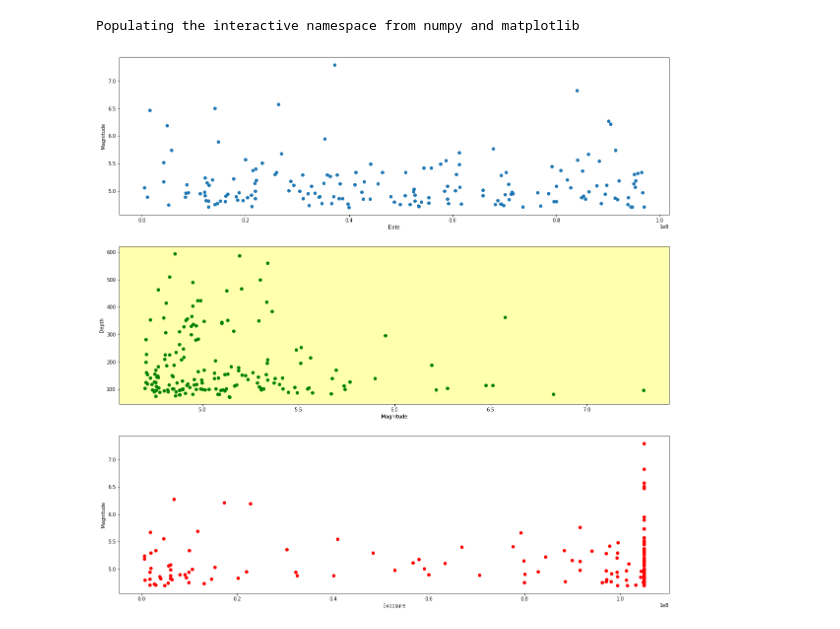
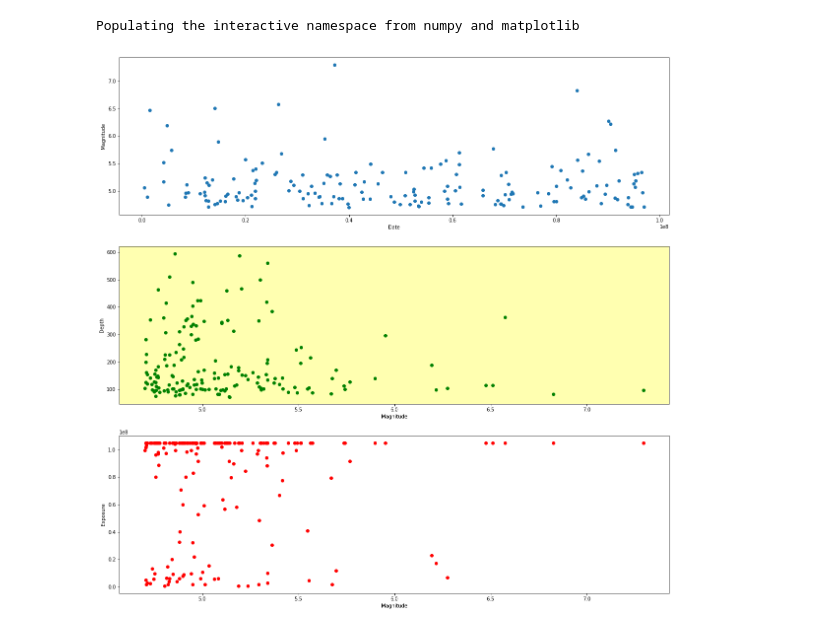
Before and after one commit to OasisLMF/ZurichWorkshop2018, a Jupyter notebook: excercise2.ipynb, the cells around one changed output. Drawn from its saved outputs; the diff is of its cells as text; code cells hidden in the pictures.

```diff
--- a/excercise2.ipynb
+++ b/excercise2.ipynb
@@ -523,26 +523,26 @@ Populating the interactive namespace from numpy and matplotlib
 # %%
 exposure = list(loss_event_detail['exposure_value'])
 date = list(loss_event_detail['Date_10000'])
 magnitude = list(loss_event_detail['Mag'])
 depth = list(loss_event_detail['Depth'])
 depth = [d**2 for d in depth]
 plt.subplot(311)
 plt.scatter(date, magnitude)
 plt.xlabel('Date')
 plt.ylabel('Magnitude')
 
 plt.subplot(313)
-plt.scatter(exposure, magnitude, color='red')
-plt.xlabel('Exposure')
-plt.ylabel('Magnitude')
+plt.scatter(magnitude, exposure, color='red')
+plt.ylabel('Exposure')
+plt.xlabel('Magnitude')
 
 plt.subplot(312, facecolor='#FFFFB0')
 plt.scatter(magnitude, depth, color = 'green')
 plt.xlabel('Magnitude')
 plt.ylabel('Depth')
 
 
 
 plt.show()
 # %% [output]
-[figure, old version]
+[figure, new version]
```
